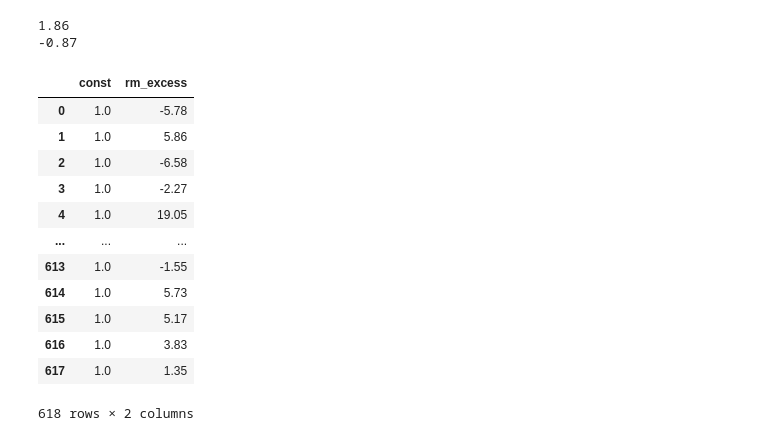
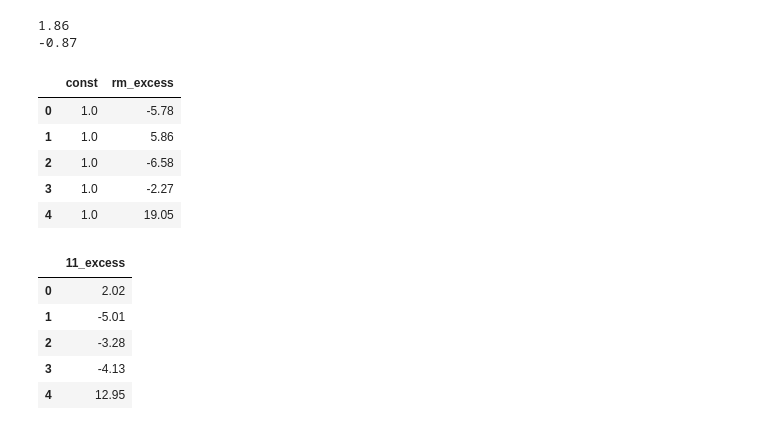
Before and after one commit to oliverwsd/Finance, a Jupyter notebook: Set3.ipynb, the cells around one changed output. Drawn from its saved outputs; the diff is of its cells as text; code cells hidden in the pictures.

```diff
--- a/Set3.ipynb
+++ b/Set3.ipynb
@@ -60,21 +60,26 @@ print(factors.loc[4,'SMB'])
 # %%
 # Task2: Capital Asset Pricing Model
 # Estimate the Capital Asset Pricing Model for the '11' and '44' portfolios
 X = pd.DataFrame()
 X['const'] = np.ones(len(factors['rm']))
 X['rm_excess'] = factors['rm'] - factors['rf']
-X
+X.head()
 # %% [output]
 |  | const | rm_excess |
 | 0 | 1.0 | -5.78 |
 | 1 | 1.0 | 5.86 |
 | 2 | 1.0 | -6.58 |
 | 3 | 1.0 | -2.27 |
 | 4 | 1.0 | 19.05 |
-| ... | ... | ... |
-| 613 | 1.0 | -1.55 |
-| 614 | 1.0 | 5.73 |
-| 615 | 1.0 | 5.17 |
-| 616 | 1.0 | 3.83 |
-| 617 | 1.0 | 1.35 |
-618 rows × 2 columns
+# %%
+# Y: excess return for the 11 PF
+Y = pd.DataFrame()
+Y['11_excess'] = pf_16['11'] - factors['rf']
+Y.head()
+# %% [output]
+|  | 11_excess |
+| 0 | 2.02 |
+| 1 | -5.01 |
+| 2 | -3.28 |
+| 3 | -4.13 |
+| 4 | 12.95 |
```
Also changed, not shown: parts of 5 cells of this notebook.
